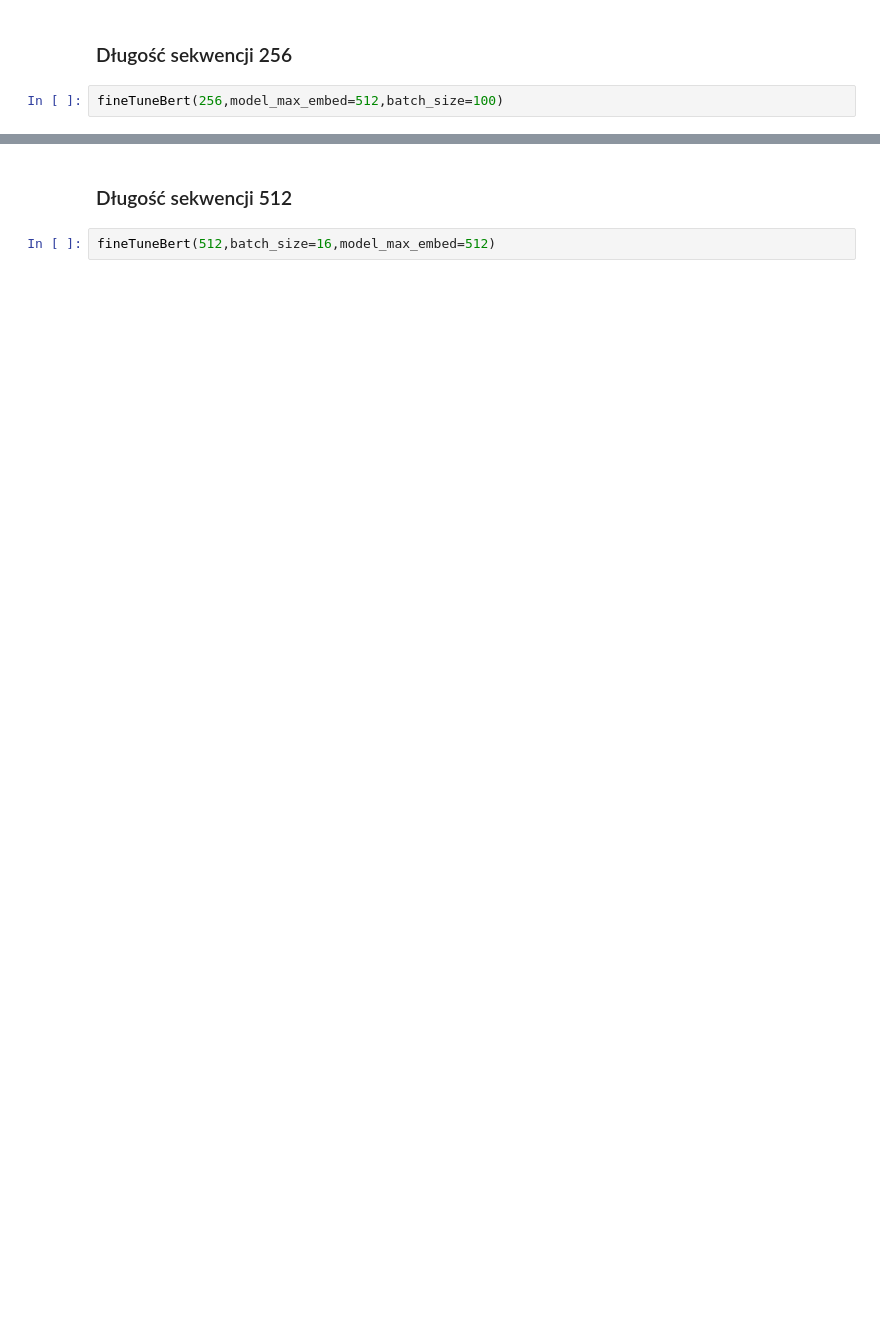
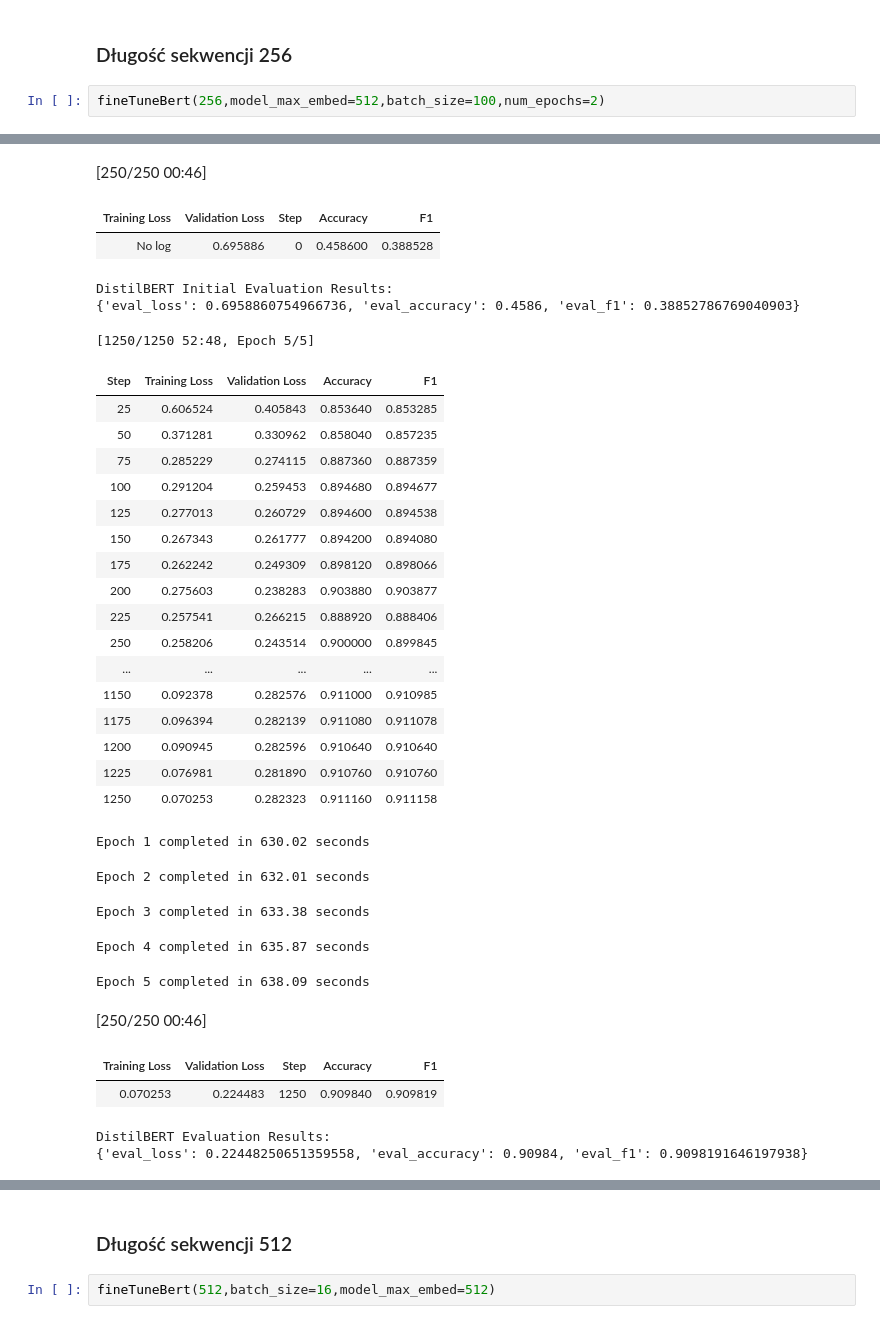
Before and after one commit to sikora77/LLM-26L-Projekt, a Jupyter notebook: LLM_Projekt.ipynb, the cells around one changed output, grey strips where cells are left out. Saved outputs shown, nothing was run; the diff lists cells and outputs as text; blank space fills up the shorter version.

```diff
--- a/LLM_Projekt.ipynb
+++ b/LLM_Projekt.ipynb
@@ -320,4 +411,5 @@ inferenceTimEvalBERT(128)
 # %% [markdown]
 ### Długość sekwencji 256
 # %%
-fineTuneBert(256,model_max_embed=512,batch_size=100)
+fineTuneBert(256,model_max_embed=512,batch_size=100,num_epochs=2)
+# %% [output]
@@ -324,2 +433,35 @@ fineTuneBert(256,model_max_embed=512,batch_size=100)
+[250/250 00:46]
+| Training Loss | Validation Loss | Step | Accuracy | F1 |
+| No log | 0.695886 | 0 | 0.458600 | 0.388528 |
+DistilBERT Initial Evaluation Results:
+{'eval_loss': 0.6958860754966736, 'eval_accuracy': 0.4586, 'eval_f1': 0.38852786769040903}
+[1250/1250 52:48, Epoch 5/5]
+| Step | Training Loss | Validation Loss | Accuracy | F1 |
+| 25 | 0.606524 | 0.405843 | 0.853640 | 0.853285 |
+| 50 | 0.371281 | 0.330962 | 0.858040 | 0.857235 |
+| 75 | 0.285229 | 0.274115 | 0.887360 | 0.887359 |
+| 100 | 0.291204 | 0.259453 | 0.894680 | 0.894677 |
+| 125 | 0.277013 | 0.260729 | 0.894600 | 0.894538 |
+| 150 | 0.267343 | 0.261777 | 0.894200 | 0.894080 |
+| 175 | 0.262242 | 0.249309 | 0.898120 | 0.898066 |
+| 200 | 0.275603 | 0.238283 | 0.903880 | 0.903877 |
+| 225 | 0.257541 | 0.266215 | 0.888920 | 0.888406 |
+| 250 | 0.258206 | 0.243514 | 0.900000 | 0.899845 |
+| ... | ... | ... | ... | ... |
+| 1150 | 0.092378 | 0.282576 | 0.911000 | 0.910985 |
+| 1175 | 0.096394 | 0.282139 | 0.911080 | 0.911078 |
+| 1200 | 0.090945 | 0.282596 | 0.910640 | 0.910640 |
+| 1225 | 0.076981 | 0.281890 | 0.910760 | 0.910760 |
+| 1250 | 0.070253 | 0.282323 | 0.911160 | 0.911158 |
+Epoch 1 completed in 630.02 seconds
+Epoch 2 completed in 632.01 seconds
+Epoch 3 completed in 633.38 seconds
+Epoch 4 completed in 635.87 seconds
+Epoch 5 completed in 638.09 seconds
+[250/250 00:46]
+| Training Loss | Validation Loss | Step | Accuracy | F1 |
+| 0.070253 | 0.224483 | 1250 | 0.909840 | 0.909819 |
+DistilBERT Evaluation Results:
+{'eval_loss': 0.22448250651359558, 'eval_accuracy': 0.90984, 'eval_f1': 0.9098191646197938}
 # %%
 inferenceTimEvalBERT(256)
```
Also changed, not shown: parts of 11 cells of this notebook.
